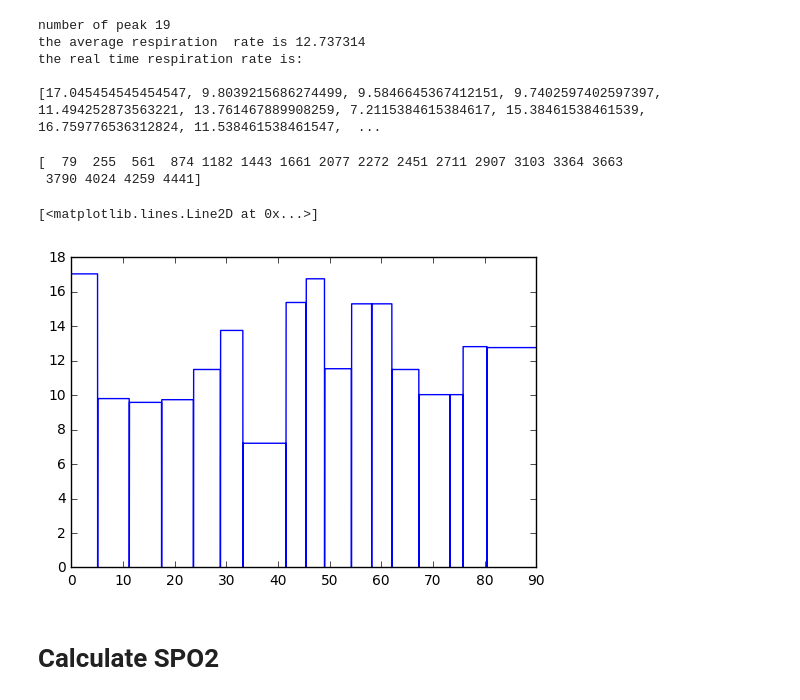
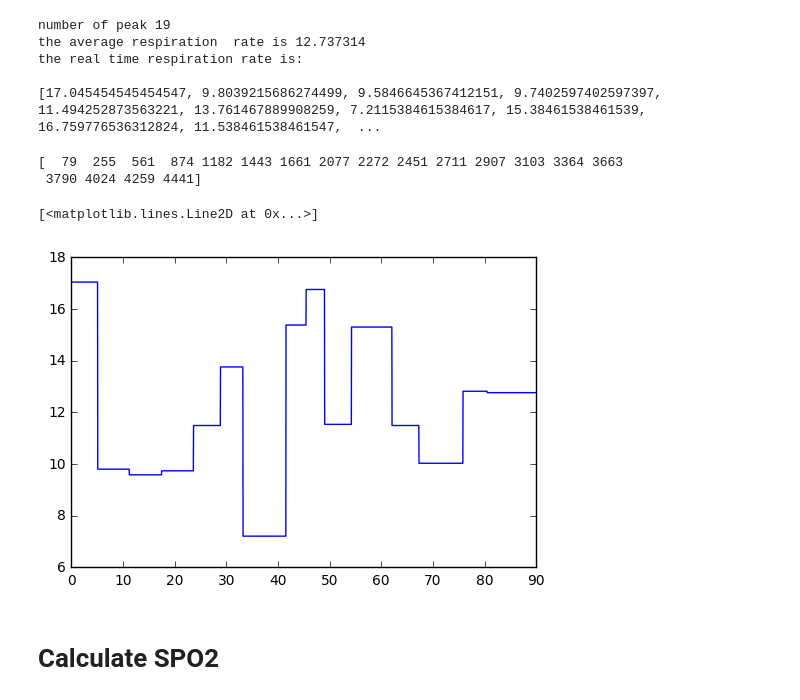
Before and after one commit to jma19/CS244Fall2017, a Jupyter notebook: Assignment#3/caculator.ipynb, the cells around one changed output. Cells and saved outputs as stored; diff of their text form; code cells hidden in the pictures.

```diff
--- a/Assignment#3/caculator.ipynb
+++ b/Assignment#3/caculator.ipynb
@@ -109,6 +109,7 @@ for i in range(len(heartBeatArray)):
     else:
         if(count < len(heartRate) - 1):
             count = count + 1
+            heartBeatArray[i] = heartRate[count - 1]
 print heartBeatArray
 plt.plot(time, heartBeatArray)
 # %% [output]
@@ -164,23 +165,24 @@ the real time respiration rate is:
 # %%
 for i in range(len(respirationRate)):
     if respirationRate[i] > 20:
         respirationRate[i] = respirationRate[i - 1]
 
 print respirationIndex
 respirationArray = np.zeros(len(IR))
 count = 1
 for i in range(len(respirationArray)):
     if i < respirationIndex[count] or  count == len(respirationRate) - 1 :
         respirationArray[i] = respirationRate[count - 1]
     else:
         if(count < len(respirationRate) - 1):
             count = count + 1
+            respirationArray[i] = respirationRate[count - 1]
 plt.plot(time, respirationArray)
 # %% [output]
 [  79  255  561  874 1182 1443 1661 2077 2272 2451 2711 2907 3103 3364 3663
  3790 4024 4259 4441]
 [<matplotlib.lines.Line2D at 0x...>]
-[figure, old version]
+[figure, new version]
 # %% [markdown]
 # Calculate SPO2
 # %% [markdown]
```
Also changed, not shown: parts of 4 cells of this notebook, 1 other file.
